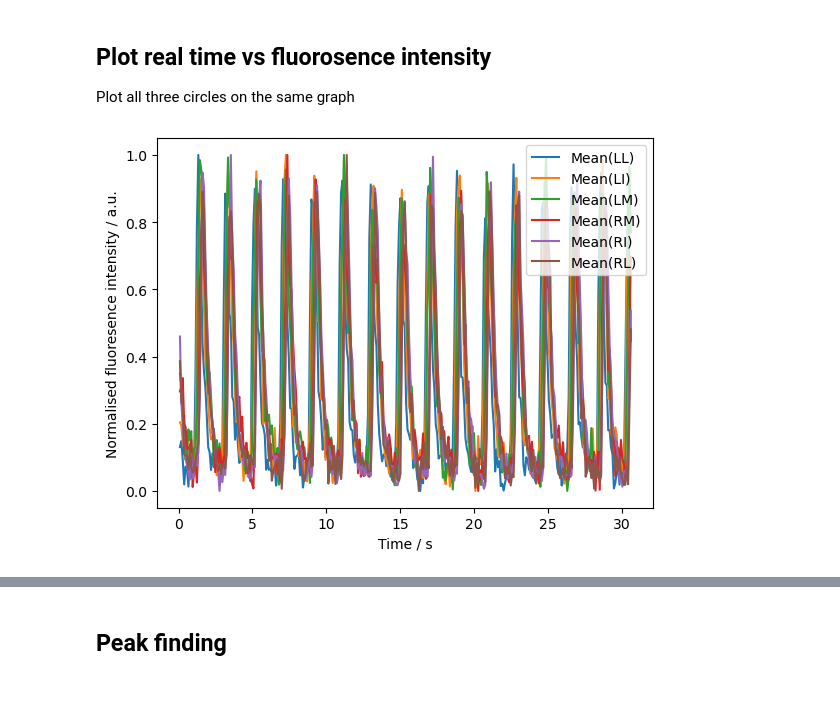
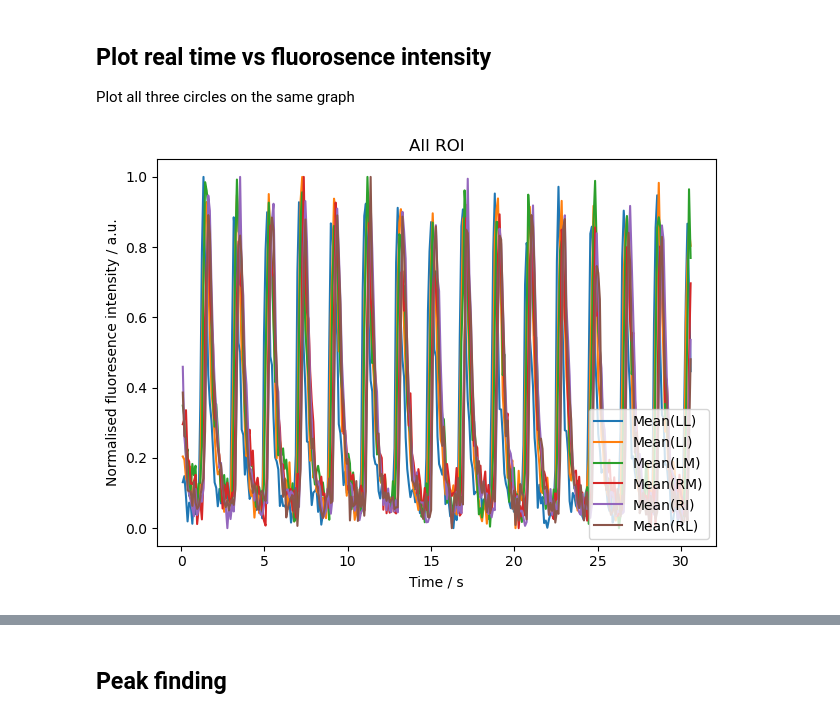
Before and after one commit to KarinaLo747/first_heartbeat, a Jupyter notebook: pipeline.ipynb, the cells around one changed output, grey strips where cells are left out. Drawn from its saved outputs; the diff is of its cells as text; code cells hidden in the pictures; blank space fills up the shorter version.

```diff
--- a/pipeline.ipynb
+++ b/pipeline.ipynb
@@ -17,6 +20,12 @@ from scipy.signal import find_peaks, peak_widths
 # Dirpath as input
 data_dir = 'data/raw/2024-05-17_E8-0/E4/precut/'
 csv_file = '240517_GCaMP_E8.0_Exp3_E4_x20_320cyc_precut_mid._t3_ls10_stage-1-30.58.csv'
+
+# Cut state
+cut = data_dir.split('/')[-2]
+
+# Decinal places
+dp = 2
 
 # Define name of dir for all outputs
 output_dir = data_dir.replace('raw', 'processed')
@@ -129,15 +142,18 @@ Plot all three circles on the same graph
 # %%
 fig, ax = plt.subplots()
 
 for col in norm_data:
     x = norm_data[col].index * sec_per_frame
     y = norm_data[col].values
     ax.plot(x, y, label=col)
 
+ax.set_title('All ROI')
 ax.set_xlabel('Time / s')
 ax.set_ylabel('Normalised fluoresence intensity / a.u.')
 
-plt.legend()
+plt.legend(loc='lower right')
+plt.tight_layout()
+plt.savefig(output_dir + 'all_ROI_time_vs_norm_fluor_int-' + cut + '.svg')
 plt.show()
 # %% [output]
-[figure, old version]
+[figure, new version]
```
Also changed, not shown: parts of 15 cells of this notebook.
